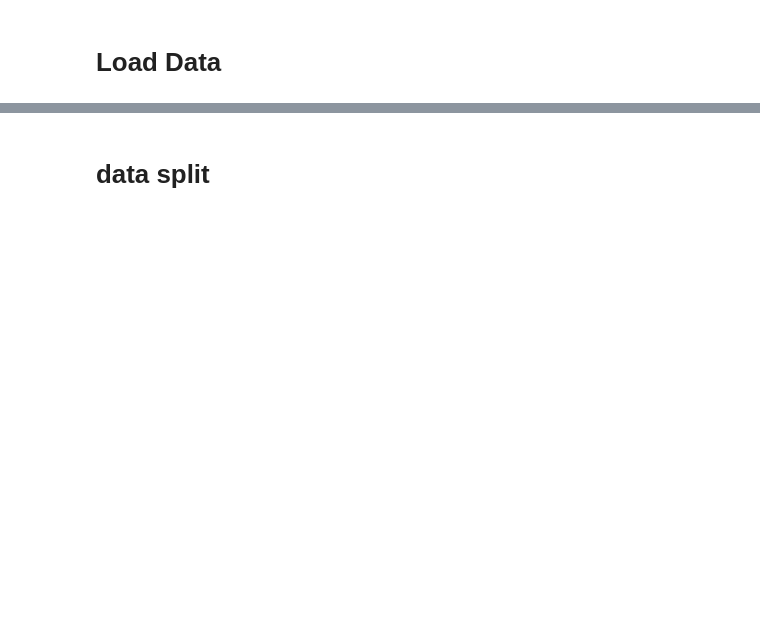
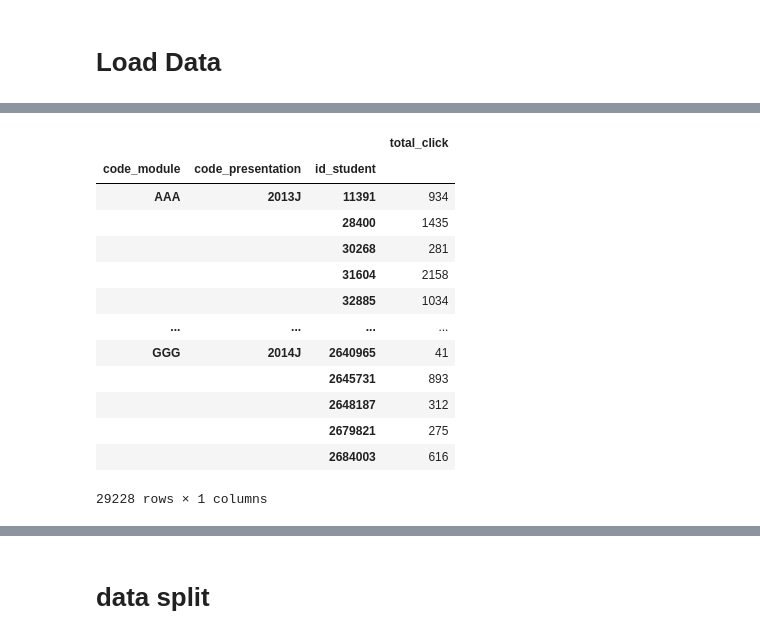
Before and after one commit to unofficial-Jona/Unimaas_researchproject_XAI, a Jupyter notebook: XAI_project.ipynb, the cells around one changed output, grey strips where cells are left out. Drawn from its saved outputs; the diff is of its cells as text; code cells hidden in the pictures; blank space fills up the shorter version.

```diff
--- a/XAI_project.ipynb
+++ b/XAI_project.ipynb
@@ -25,0 +133,23 @@ df
+# %%
+VLEmaterials = pd.merge(vle, materials, on=['code_module', 'code_presentation', 'id_site'], how='inner')
+# Drop columns
+VLEmaterials.drop(columns=['week_from', 'week_to', 'date'], inplace=True)
+# %%
+VLEmaterials\
+.groupby(['code_module', 'code_presentation', 'id_student'])\
+.agg(total_click = ("sum_click",sum))
+# %% [output]
+|  |  |  | total_click |
+| code_module | code_presentation | id_student |  |
+| AAA | 2013J | 11391 | 934 |
+|  |  | 28400 | 1435 |
+|  |  | 30268 | 281 |
+|  |  | 31604 | 2158 |
+|  |  | 32885 | 1034 |
+| ... | ... | ... | ... |
+| GGG | 2014J | 2640965 | 41 |
+|  |  | 2645731 | 893 |
+|  |  | 2648187 | 312 |
+|  |  | 2679821 | 275 |
+|  |  | 2684003 | 616 |
+29228 rows × 1 columns
```
Also changed, not shown: parts of 60 cells of this notebook.
